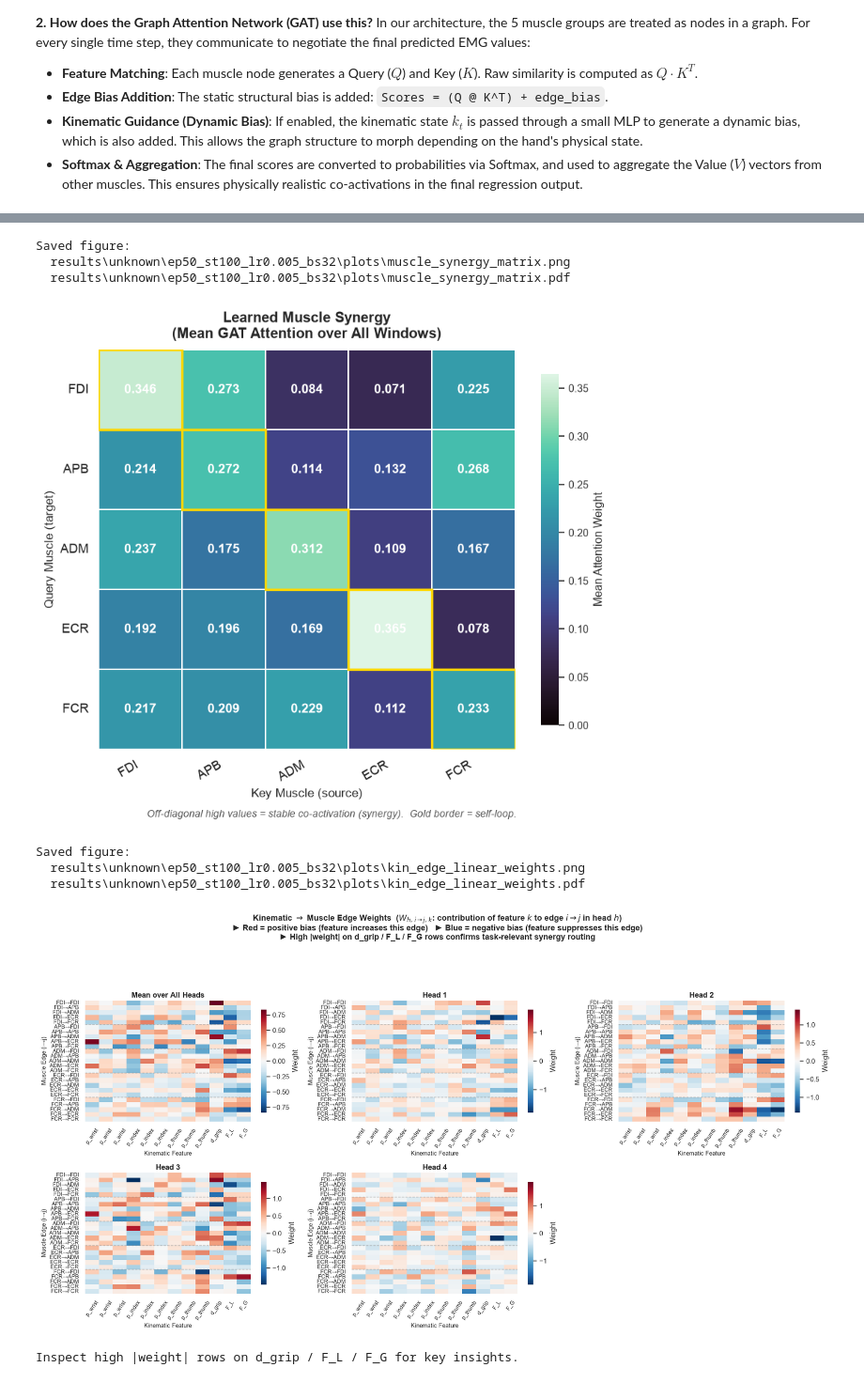
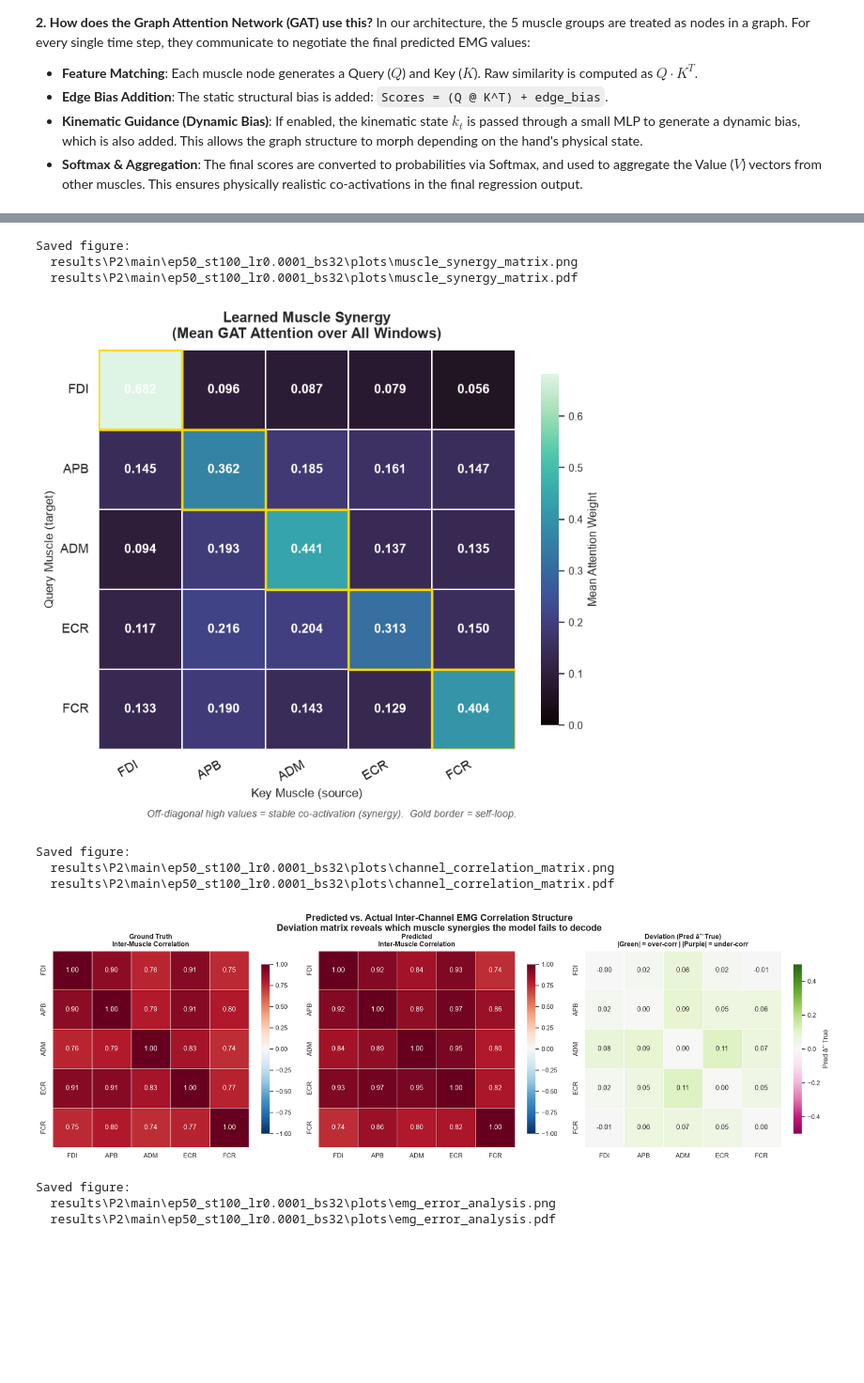
Before and after one commit to MohammadMahdi-Sharifbeigy/eeg-emg-grasp-decoder, a Jupyter notebook: main.ipynb, the cells around one changed output, grey strips where cells are left out. Shown at 94% size. Drawn from its saved outputs; the diff is of its cells as text; code cells hidden in the pictures; blank space fills up the shorter version.

Commit message:
feat: new Kinematic Direct Residual Highway and use kin velocitoes and better results

```diff
--- a/main.ipynb
+++ b/main.ipynb
@@ -747,6 +991,44 @@ if all_attn:
     fig_syn = plot_muscle_synergy_matrix(all_attn_np, EMG_NAMES, cfg=CONFIG)
     plt.show()
 
+# ── DIAGNOSTIC: Predicted vs Actual Inter-Muscle Correlation ──────────────
+from main.plots import plot_channel_correlation_matrix
+
+# Collect all predictions and targets from the test loader
+all_preds_list, all_targets_list = [], []
+best_model.eval()
+with torch.no_grad():
+    for raw_eeg, raw_kin, raw_emg in test_loader:
+        model_inputs, emg_norm = prepare_batch(raw_eeg, raw_kin, raw_emg)
+        pred = best_model(model_inputs["eeg"], model_inputs["kin"])
+        all_preds_list.append(pred.cpu().float().numpy())
+        all_targets_list.append(emg_norm.cpu().float().numpy())
+
+all_preds_flat   = np.concatenate(all_preds_list,   axis=0).reshape(-1, len(EMG_NAMES))
+all_targets_flat = np.concatenate(all_targets_list, axis=0).reshape(-1, len(EMG_NAMES))
+
+fig = plot_channel_correlation_matrix(
+    y_pred     = all_preds_flat,
+    y_true     = all_targets_flat,
+    emg_names  = EMG_NAMES,
+    cfg        = CONFIG,
+)
+plt.show()
+
+# ── DIAGNOSTIC: EMG Error Analysis (Bias / Canopy / Temporal Hotspots) ────
+from main.plots import plot_emg_error_analysis
+
+fig = plot_emg_error_analysis(
+    y_pred    = all_preds_flat,
+    y_true    = all_targets_flat,
+    emg_names = EMG_NAMES,
+    fs        = fs,
+    cfg       = CONFIG,
+)
+plt.show()
+
+
+
 # ── 3. Transparent kinematic -> edge weight matrix ────────────────────────
 if hasattr(best_model.gat, "kin_edge_linear"):
     W = best_model.gat.kin_edge_linear.weight.detach().cpu().numpy()
@@ -768,10 +1050,12 @@ else:
 findfont: Failed to find font weight semibold, now using 700.
 Saved figure:
-  results\unknown\ep50_st100_lr0.005_bs32\plots\muscle_synergy_matrix.png
-  results\unknown\ep50_st100_lr0.005_bs32\plots\muscle_synergy_matrix.pdf
+  results\P2\main\ep50_st100_lr0.0001_bs32\plots\muscle_synergy_matrix.png
+  results\P2\main\ep50_st100_lr0.0001_bs32\plots\muscle_synergy_matrix.pdf
-[figure, old version]
+[figure, new version]
 Saved figure:
-  results\unknown\ep50_st100_lr0.005_bs32\plots\kin_edge_linear_weights.png
-  results\unknown\ep50_st100_lr0.005_bs32\plots\kin_edge_linear_weights.pdf
+  results\P2\main\ep50_st100_lr0.0001_bs32\plots\channel_correlation_matrix.png
+  results\P2\main\ep50_st100_lr0.0001_bs32\plots\channel_correlation_matrix.pdf
-[figure, old version]
+[figure, new version]
-Inspect high |weight| rows on d_grip / F_L / F_G for key insights.
+Saved figure:
+  results\P2\main\ep50_st100_lr0.0001_bs32\plots\emg_error_analysis.png
+  results\P2\main\ep50_st100_lr0.0001_bs32\plots\emg_error_analysis.pdf
```
Also changed, not shown: parts of 16 cells of this notebook, 5 other files.
